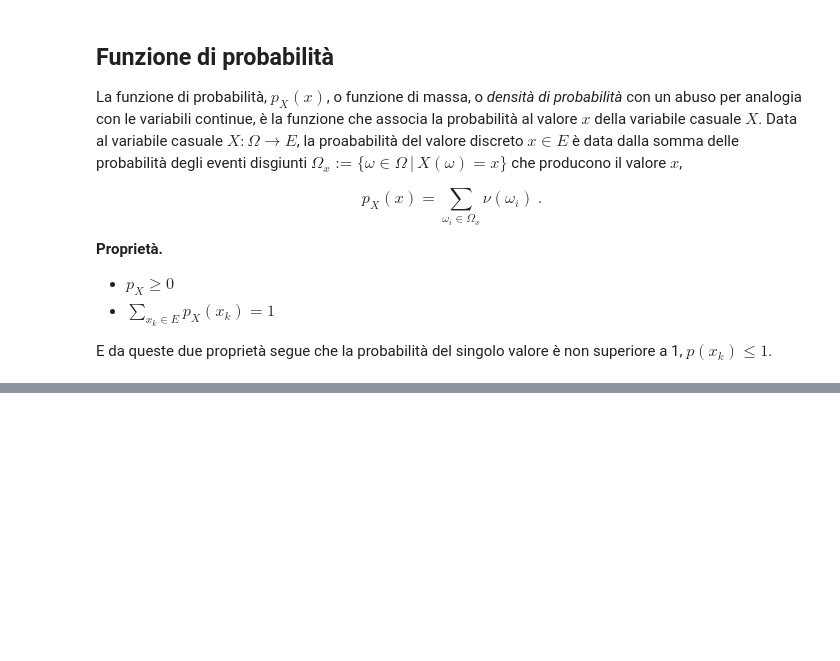
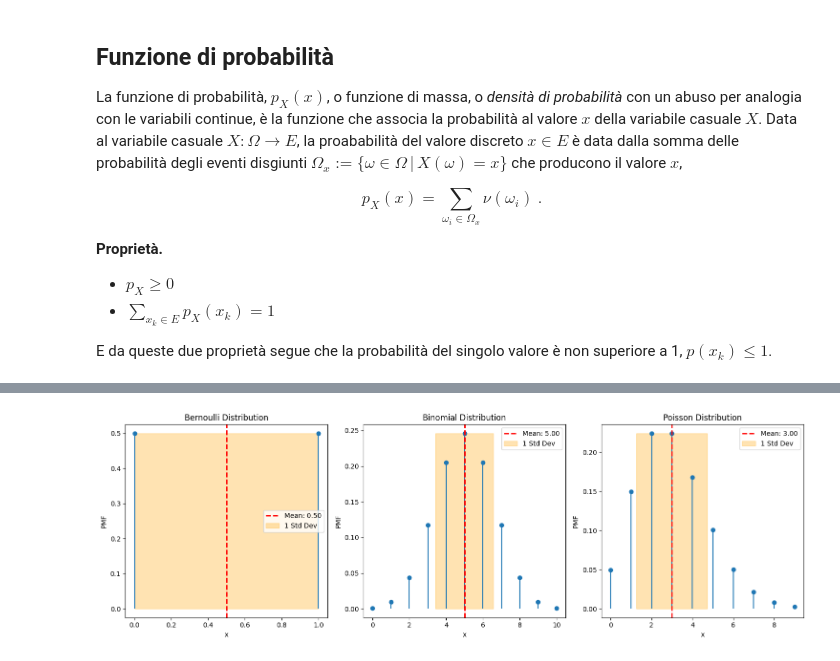
Before and after one commit to Basics2022/bbooks-programming-hs, a Jupyter notebook: _sources/ch/statistics/random_variables_discrete.ipynb, the cells around one changed output, grey strips where cells are left out. Cells and saved outputs as stored; diff of their text form; code cells hidden in the pictures; blank space fills up the shorter version.

```diff
--- a/_sources/ch/statistics/random_variables_discrete.ipynb
+++ b/_sources/ch/statistics/random_variables_discrete.ipynb
@@ -91 +108,59 @@ plt.show()
+# %%
+import numpy as np
+import matplotlib.pyplot as plt
+from scipy.stats import bernoulli, binom, poisson
+
+# Define parameters for the distributions
+p_bernoulli = 0.5   # Probability for Bernoulli
+n_binomial, p_binomial = 10, 0.5  # Trials and probability for Binomial
+mu_poisson = 3      # Mean for Poisson
+
+# Create x values and calculate PMF for each distribution
+x_bernoulli = [0, 1]
+y_bernoulli = bernoulli.pmf(x_bernoulli, p_bernoulli)
+mean_bernoulli, var_bernoulli = bernoulli.stats(p_bernoulli, moments='mv')
+
+x_binomial = np.arange(0, n_binomial + 1)
+y_binomial = binom.pmf(x_binomial, n_binomial, p_binomial)
+mean_binomial, var_binomial = binom.stats(n_binomial, p_binomial, moments='mv')
+
+x_poisson = np.arange(0, 10)  # Arbitrary range for Poisson
+y_poisson = poisson.pmf(x_poisson, mu_poisson)
+mean_poisson, var_poisson = poisson.stats(mu_poisson, moments='mv')
+
+# Set up the subplots
+fig, axes = plt.subplots(1, 3, figsize=(15, 5))
+
+# Plot Bernoulli Distribution
+axes[0].stem(x_bernoulli, y_bernoulli, basefmt=" ", use_line_collection=True)
+axes[0].axvline(mean_bernoulli, color='red', linestyle='--', linewidth=2, label=f'Mean: {mean_bernoulli:.2f}')
+axes[0].fill_betweenx([0, max(y_bernoulli)], x1=mean_bernoulli - np.sqrt(var_bernoulli), x2=mean_bernoulli + np.sqrt(var_bernoulli), color='orange', alpha=0.3, label='1 Std Dev')
+axes[0].set_title("Bernoulli Distribution")
+axes[0].set_xlabel("x")
+axes[0].set_ylabel("PMF")
+axes[0].legend()
+
+# Plot Binomial Distribution
+axes[1].stem(x_binomial, y_binomial, basefmt=" ", use_line_collection=True)
+axes[1].axvline(mean_binomial, color='red', linestyle='--', linewidth=2, label=f'Mean: {mean_binomial:.2f}')
+axes[1].fill_betweenx([0, max(y_binomial)], x1=mean_binomial - np.sqrt(var_binomial), x2=mean_binomial + np.sqrt(var_binomial), color='orange', alpha=0.3, label='1 Std Dev')
+axes[1].set_title("Binomial Distribution")
+axes[1].set_xlabel("x")
+axes[1].set_ylabel("PMF")
+axes[1].legend()
+
+# Plot Poisson Distribution
+axes[2].stem(x_poisson, y_poisson, basefmt=" ", use_line_collection=True)
+axes[2].axvline(mean_poisson, color='red', linestyle='--', linewidth=2, label=f'Mean: {mean_poisson:.2f}')
+axes[2].fill_betweenx([0, max(y_poisson)], x1=mean_poisson - np.sqrt(var_poisson), x2=mean_poisson + np.sqrt(var_poisson), color='orange', alpha=0.3, label='1 Std Dev')
+axes[2].set_title("Poisson Distribution")
+axes[2].set_xlabel("x")
+axes[2].set_ylabel("PMF")
+axes[2].legend()
+
+# Adjust layout
+plt.tight_layout()
+plt.show()
+# %% [output]
+[figure, added]
 # %% [markdown]
```
Also changed, not shown: parts of 4 cells of this notebook, 3 other files.
